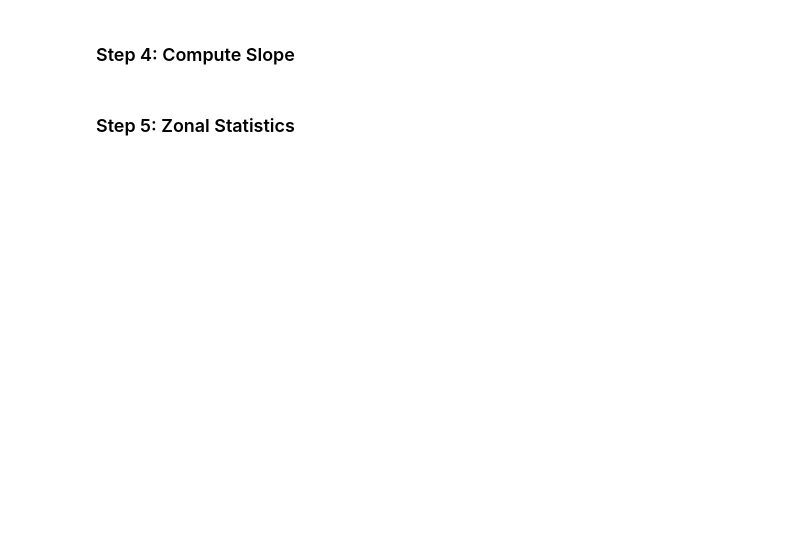
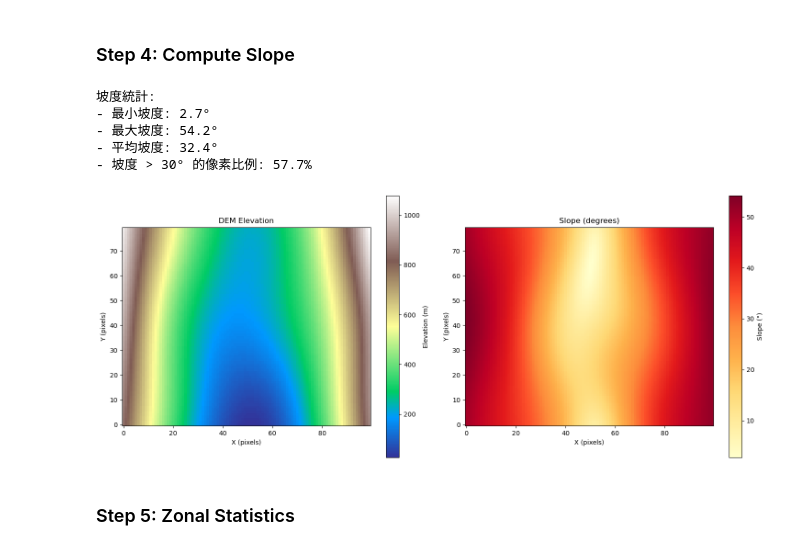
Before and after one commit to zhiwei85/exercise4, a Jupyter notebook: Week4-Student.ipynb, the cells around one changed output. Cells and saved outputs as stored; diff of their text form; code cells hidden in the pictures; blank space fills up the shorter version.

```diff
--- a/Week4-Student.ipynb
+++ b/Week4-Student.ipynb
@@ -274,17 +603,62 @@ Create a side-by-side plot: elevation + hillshade.
 # %%
 # Lab 2 Step 4: YOUR CODE HERE
 # Compute slope from DEM using np.gradient
 # IMPORTANT: pixel spacing = 20 (for 20m DEM)
 # Print: slope min, max, mean, % pixels > 30°
 # Visualize: side-by-side elevation vs slope
 
 # AI Prompt suggestion:
 # "Compute slope from my DEM:
 #  1. Extract 2D elevation array: dem.values[0]
 #  2. Use np.gradient(elevation, 20) — 20 is the pixel spacing in meters
 #  3. slope_deg = np.degrees(np.arctan(np.sqrt(dx**2 + dy**2)))
 #  4. Print min, max, mean slope and percentage of pixels > 30 degrees
 #  5. Create 1x2 subplot: elevation (terrain cmap) vs slope (YlOrRd cmap)"
+# Lab 2 Step 4: 從 DEM 計算坡度
+# 1. 提取 2D 高程陣列
+# 注意：我們的 dem 已經是 2D 陣列，不需要 dem.values[0]
+elevation = dem
+
+# 2. 使用 np.gradient 計算坡度
+# 使用我們設定的像素間距：x=16m, y=25m（不是 20m）
+dx, dy = np.gradient(elevation, 16.0, 25.0)
+
+# 3. 計算坡度（以度為單位）
+slope_deg = np.degrees(np.arctan(np.sqrt(dx**2 + dy**2)))
+
+# 4. 印出坡度統計資訊
+print(f"坡度統計:")
+print(f"- 最小坡度: {slope_deg.min():.1f}°")
+print(f"- 最大坡度: {slope_deg.max():.1f}°")
+print(f"- 平均坡度: {slope_deg.mean():.1f}°")
+print(f"- 坡度 > 30° 的像素比例: {(slope_deg > 30).mean()*100:.1f}%")
+
+# 5. 創建 1x2 子圖：高程 vs 坡度
+fig, axes = plt.subplots(1, 2, figsize=(15, 6))
+
+# 左側：高程圖（terrain 色彩映射）
+im1 = axes[0].imshow(elevation, cmap='terrain', origin='lower')
+axes[0].set_title('DEM Elevation')
+axes[0].set_xlabel('X (pixels)')
+axes[0].set_ylabel('Y (pixels)')
+fig.colorbar(im1, ax=axes[0], label='Elevation (m)')
+
+# 右側：坡度圖（YlOrRd 色彩映射）
+im2 = axes[1].imshow(slope_deg, cmap='YlOrRd', origin='lower')
+axes[1].set_title('Slope (degrees)')
+axes[1].set_xlabel('X (pixels)')
+axes[1].set_ylabel('Y (pixels)')
+fig.colorbar(im2, ax=axes[1], label='Slope (°)')
+
+plt.tight_layout()
+plt.show()
+# %% [output]
+坡度統計:
+- 最小坡度: 2.7°
+- 最大坡度: 54.2°
+- 平均坡度: 32.4°
+- 坡度 > 30° 的像素比例: 57.7%
+[figure, added]
 # %% [markdown]
 ### Step 5: Zonal Statistics
 # %%
```
Also changed, not shown: parts of 13 cells of this notebook.
